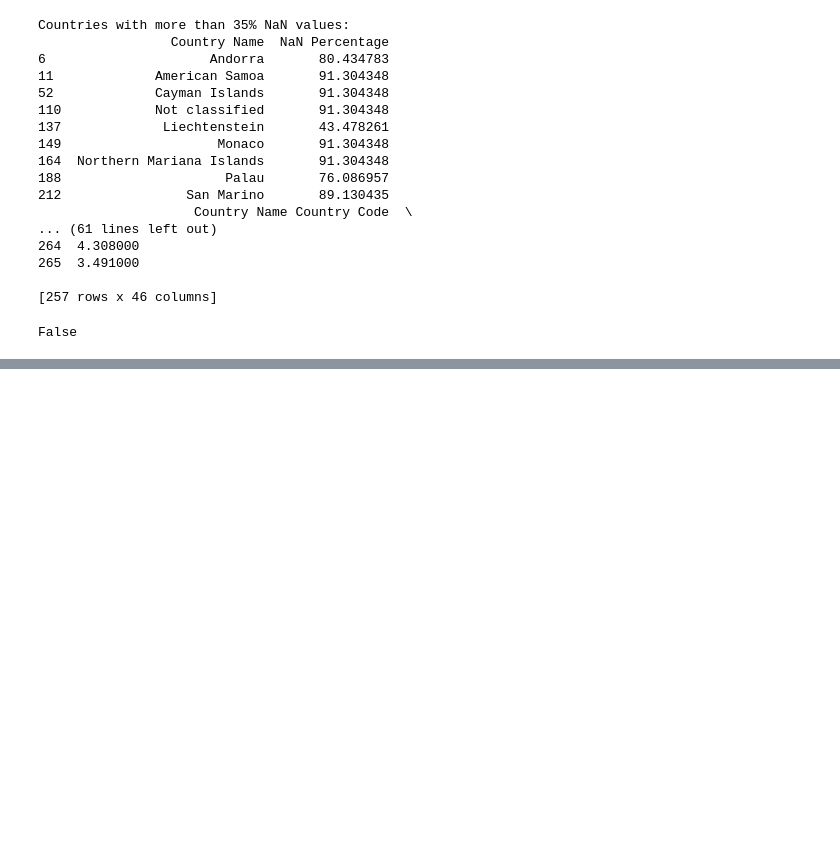
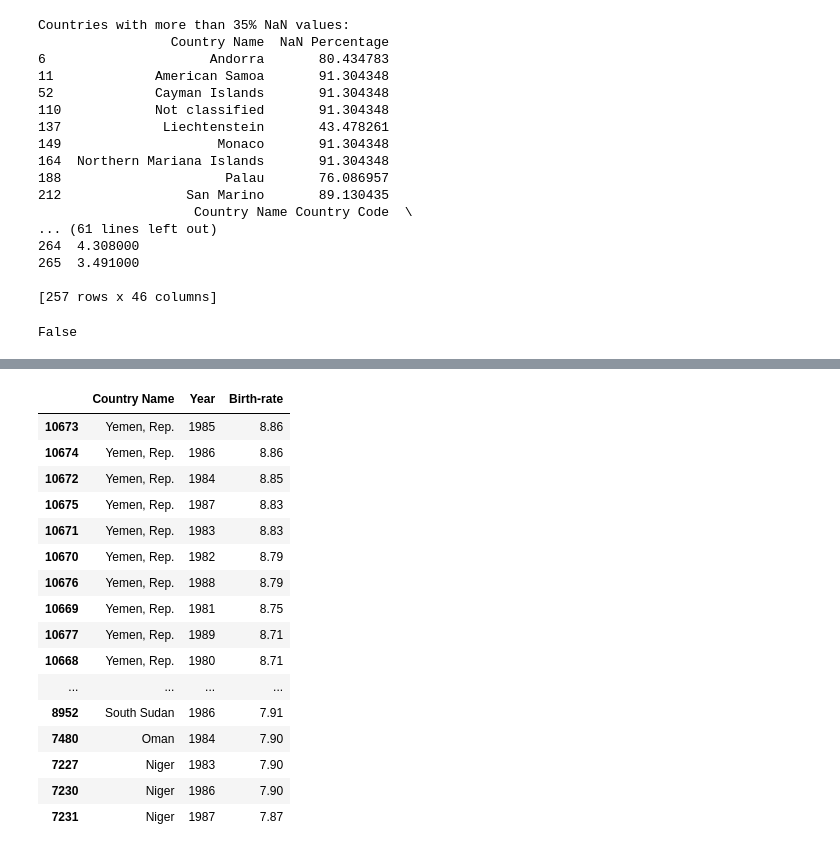
Before and after one commit to JavierVillares/Final-Project-at-Ironhack, a Jupyter notebook: Notebooks/Birthrate.ipynb, the cells around one changed output, grey strips where cells are left out. Drawn from its saved outputs; the diff is of its cells as text; code cells hidden in the pictures; blank space fills up the shorter version.

```diff
--- a/Notebooks/Birthrate.ipynb
+++ b/Notebooks/Birthrate.ipynb
@@ -206,2 +264,25 @@ df_sorted
 # %%
 df_sorted.to_csv('/Users/javi/Desktop/Ironhack/Entregas_de_github/Final-Project-at-Ironhack/Data/Cleaned/birth_rate_first_clean.csv', index=False, encoding='latin-1')
+# %%
+
+top_40_birth_rates = df_sorted.sort_values(by='Birth-rate', ascending=False).head(40)
+# %%
+top_40_birth_rates
+# %% [output]
+|  | Country Name | Year | Birth-rate |
+| 10673 | Yemen, Rep. | 1985 | 8.86 |
+| 10674 | Yemen, Rep. | 1986 | 8.86 |
+| 10672 | Yemen, Rep. | 1984 | 8.85 |
+| 10675 | Yemen, Rep. | 1987 | 8.83 |
+| 10671 | Yemen, Rep. | 1983 | 8.83 |
+| 10670 | Yemen, Rep. | 1982 | 8.79 |
+| 10676 | Yemen, Rep. | 1988 | 8.79 |
+| 10669 | Yemen, Rep. | 1981 | 8.75 |
+| 10677 | Yemen, Rep. | 1989 | 8.71 |
+| 10668 | Yemen, Rep. | 1980 | 8.71 |
+| ... | ... | ... | ... |
+| 8952 | South Sudan | 1986 | 7.91 |
+| 7480 | Oman | 1984 | 7.90 |
+| 7227 | Niger | 1983 | 7.90 |
+| 7230 | Niger | 1986 | 7.90 |
+| 7231 | Niger | 1987 | 7.87 |
```
Also changed, not shown: parts of 9 cells of this notebook, 18 other files.
